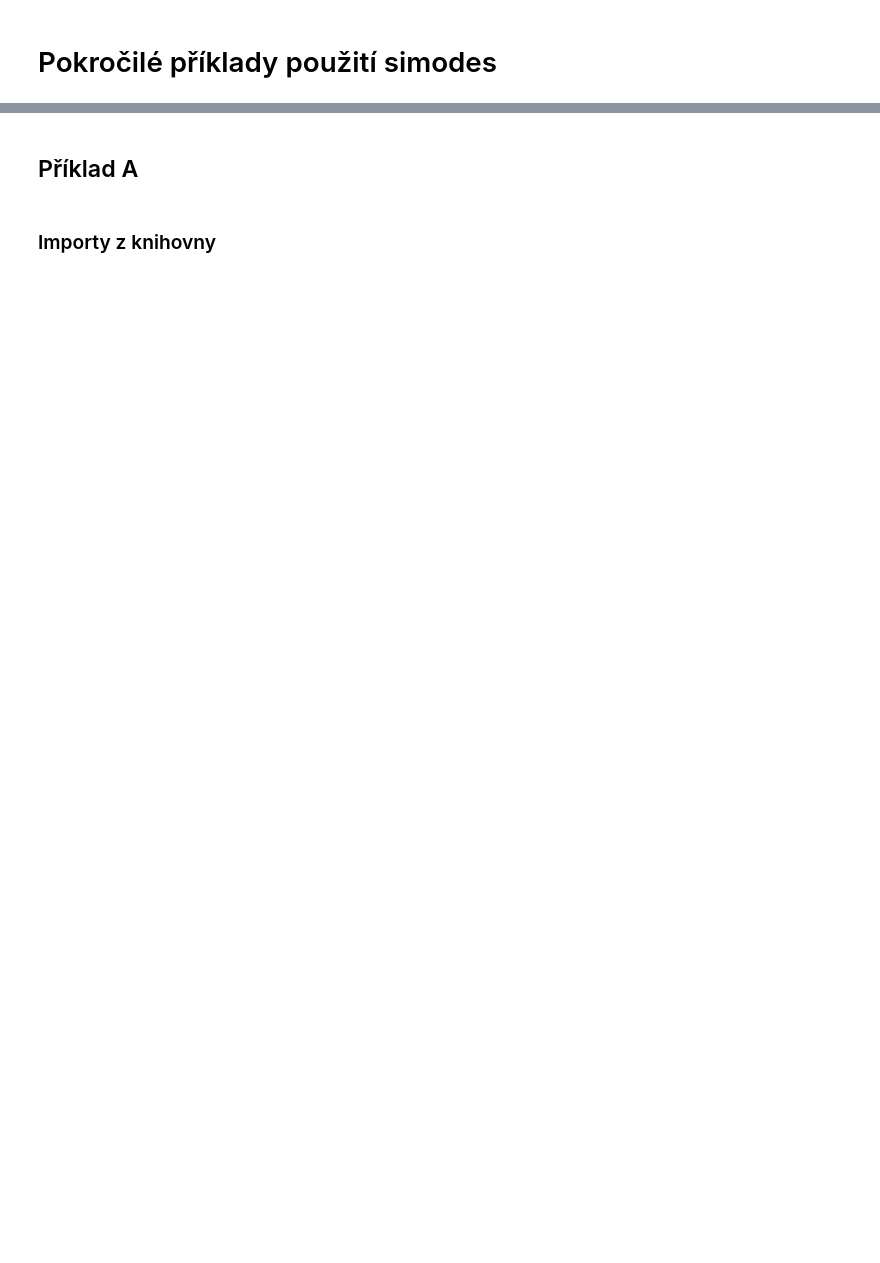
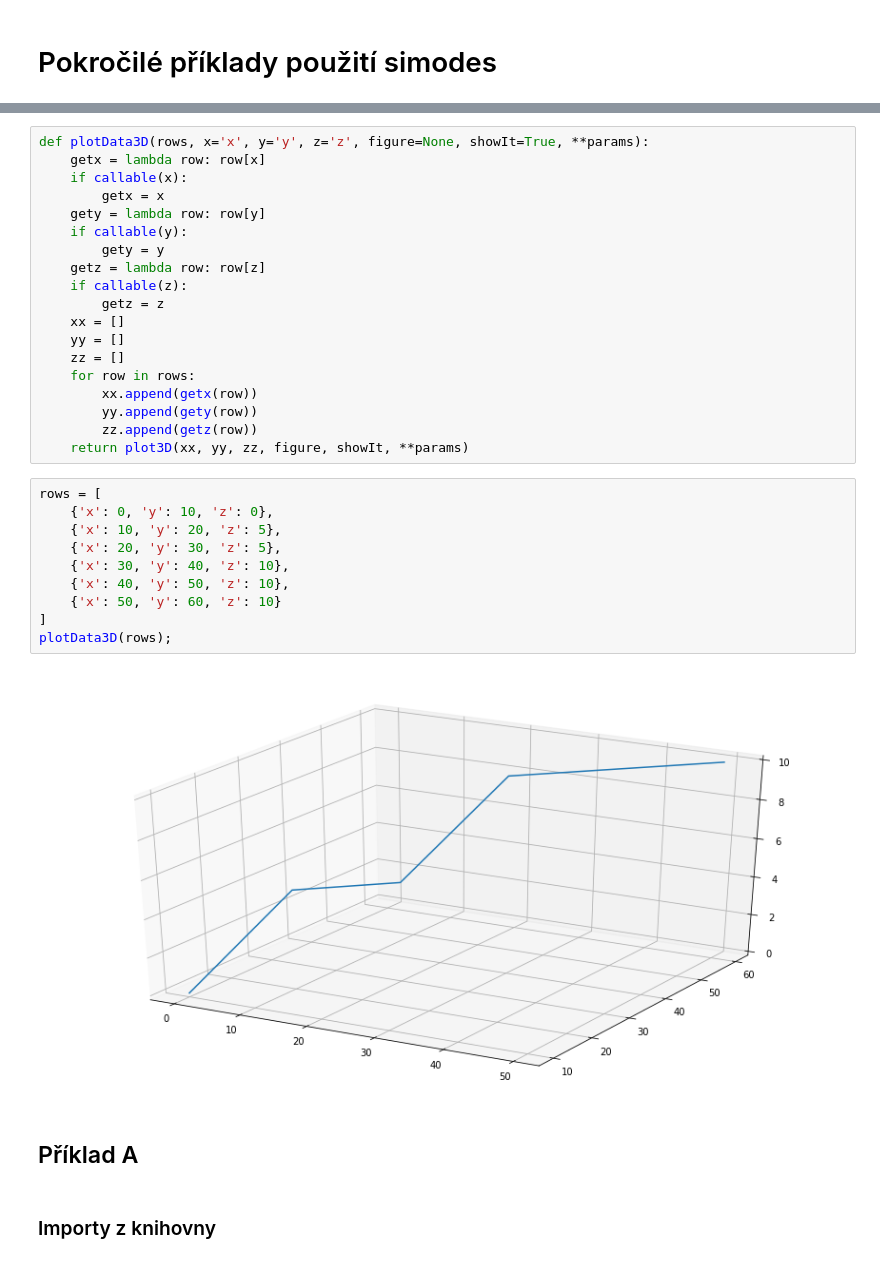
Before and after one commit to hrbolek/simodes, a Jupyter notebook: notebooks/examplesBcz.ipynb, the cells around one changed output, grey strips where cells are left out. Drawn from its saved outputs; the diff is of its cells as text; blank space fills up the shorter version.

```diff
--- a/notebooks/examplesBcz.ipynb
+++ b/notebooks/examplesBcz.ipynb
@@ -19,3 +40,34 @@ Successfully installed simodes-0.7
+# %%
+def plotData3D(rows, x='x', y='y', z='z', figure=None, showIt=True, **params):
+    getx = lambda row: row[x]
+    if callable(x):
+        getx = x
+    gety = lambda row: row[y]
+    if callable(y):
+        gety = y
+    getz = lambda row: row[z]
+    if callable(z):
+        getz = z
+    xx = []
+    yy = []
+    zz = []
+    for row in rows:
+        xx.append(getx(row))
+        yy.append(gety(row))
+        zz.append(getz(row))
+    return plot3D(xx, yy, zz, figure, showIt, **params)
+# %%
+rows = [
+    {'x': 0, 'y': 10, 'z': 0},
+    {'x': 10, 'y': 20, 'z': 5},
+    {'x': 20, 'y': 30, 'z': 5},
+    {'x': 30, 'y': 40, 'z': 10},
+    {'x': 40, 'y': 50, 'z': 10},
+    {'x': 50, 'y': 60, 'z': 10}
+]
+plotData3D(rows);
+# %% [output]
+[figure, added]
 # %% [markdown]
 ## Příklad A
 # %% [markdown]
```
Also changed, not shown: parts of 9 cells of this notebook.
